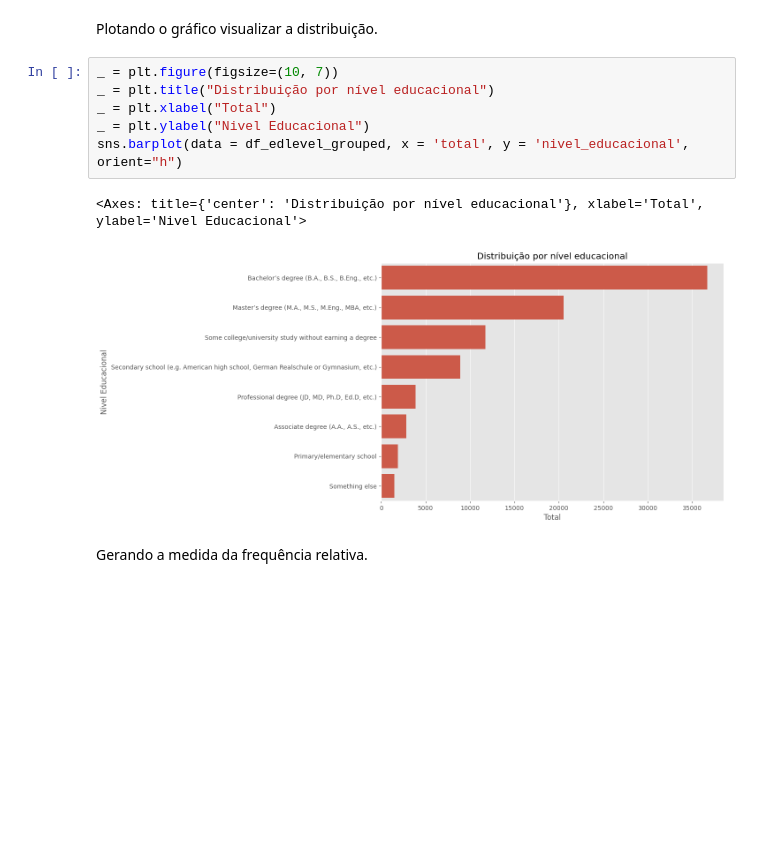
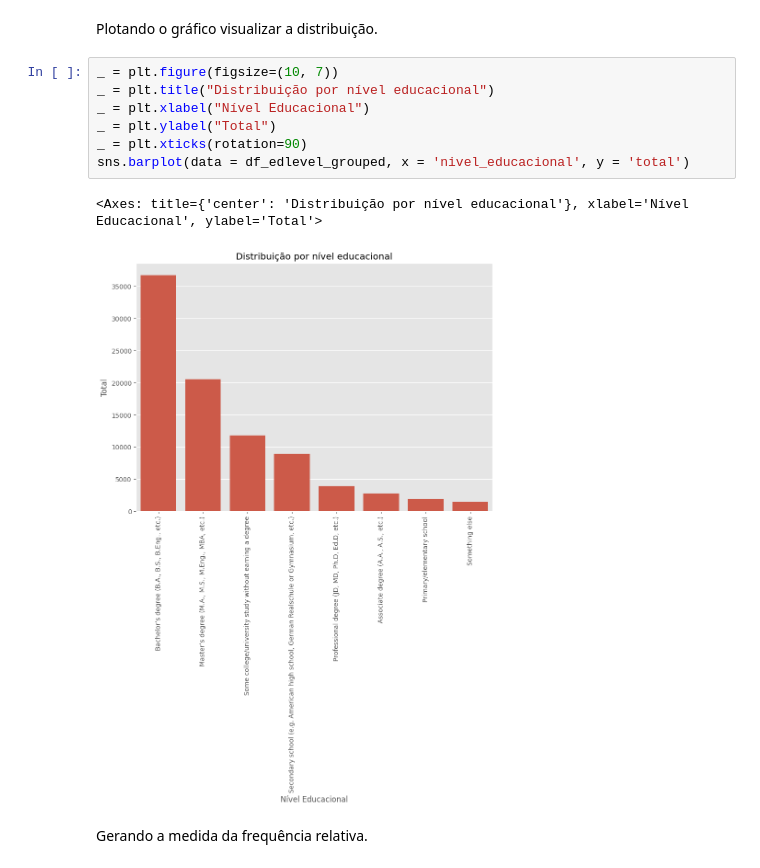
Before and after one commit to LucasMarchesoni/stack_overflow_developer_survey, a Jupyter notebook: notebook/survey.ipynb, the cells around one changed output. Cells and saved outputs as stored; diff of their text form; blank space fills up the shorter version.

```diff
--- a/notebook/survey.ipynb
+++ b/notebook/survey.ipynb
@@ -60,12 +64,13 @@ Plotando o gráfico visualizar a distribuição.
 # %%
 _ = plt.figure(figsize=(10, 7))
 _ = plt.title("Distribuição por nível educacional")
-_ = plt.xlabel("Total")
-_ = plt.ylabel("Nivel Educacional")
-sns.barplot(data = df_edlevel_grouped, x = 'total', y = 'nivel_educacional', orient="h")
+_ = plt.xlabel("Nível Educacional")
+_ = plt.ylabel("Total")
+_ = plt.xticks(rotation=90)
+sns.barplot(data = df_edlevel_grouped, x = 'nivel_educacional', y = 'total')
 # %% [output]
-<Axes: title={'center': 'Distribuição por nível educacional'}, xlabel='Total', ylabel='Nivel Educacional'>
+<Axes: title={'center': 'Distribuição por nível educacional'}, xlabel='Nível Educacional', ylabel='Total'>
-[figure, old version]
+[figure, new version]
 # %% [markdown]
 Gerando a medida da frequência relativa.
 # %%
```
Also changed, not shown: parts of 75 cells of this notebook, 1 other file.
